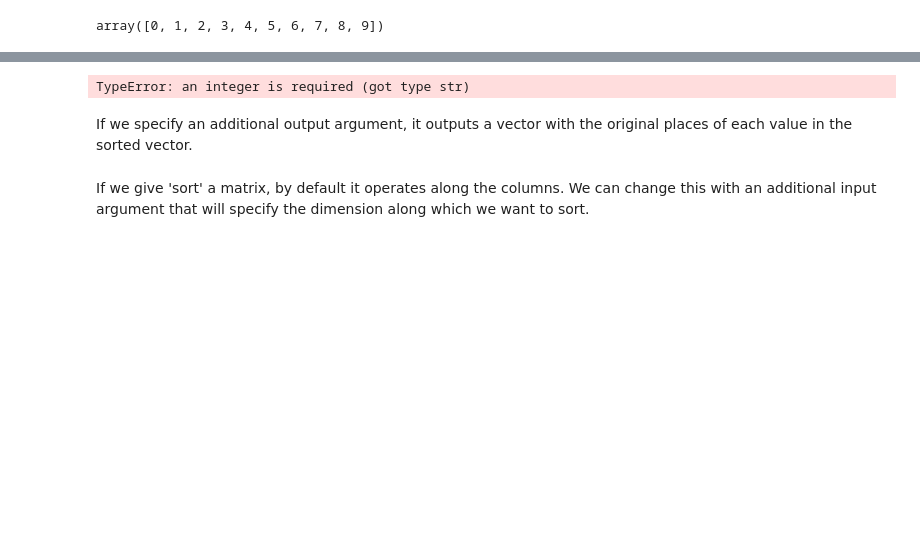
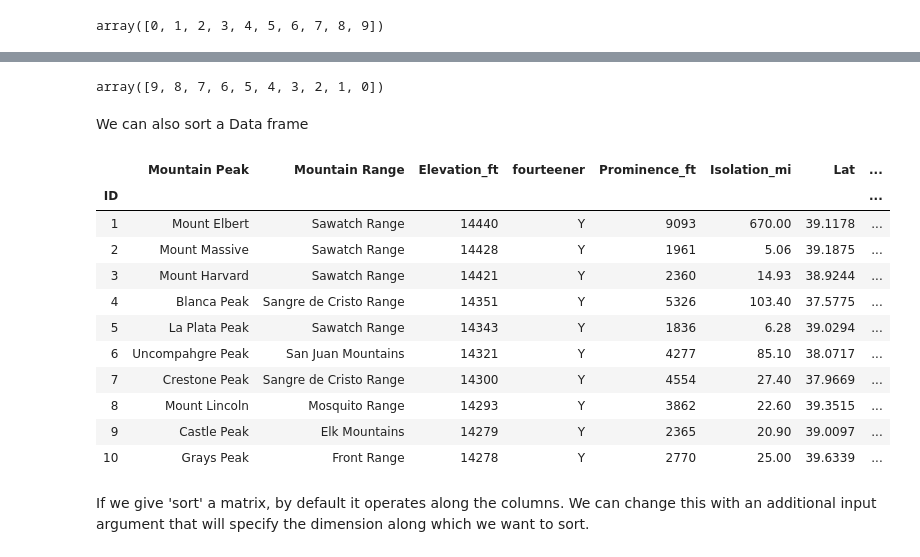
Before and after one commit to nivkeren/computational-methods, a Jupyter notebook: Lesson6.ipynb, the cells around one changed output, grey strips where cells are left out. Drawn from its saved outputs; the diff is of its cells as text; code cells hidden in the pictures; blank space fills up the shorter version.

```diff
--- a/Lesson6.ipynb
+++ b/Lesson6.ipynb
@@ -217,8 +216,0 @@ We can also sort the numbers in descending order.
-# %%
-xs = np.sort(x, )
-# %% [output]
-TypeError: an integer is required (got type str)
-# %% [markdown]
-If we specify an additional output argument,
-it outputs a vector with the original places
-of each value in the sorted vector.
@@ -227,3 +217,26 @@ of each value in the sorted vector.
+# %%
+xs_rev = xs[: : -1]
+xs_rev
+# %% [output]
+array([9, 8, 7, 6, 5, 4, 3, 2, 1, 0])
+# %% [markdown]
+We can also sort a Data frame
+# %%
+peaks_df = pd.read_csv("files/14er.csv", encoding='ISO-8859-1').set_index("ID")
+peaks_df.head(10)
+# %% [output]
+|  | Mountain Peak | Mountain Range | Elevation_ft | fourteener | Prominence_ft | Isolation_mi | Lat | ... |
+| ID |  |  |  |  |  |  |  | ... |
+| 1 | Mount Elbert | Sawatch Range | 14440 | Y | 9093 | 670.00 | 39.1178 | ... |
+| 2 | Mount Massive | Sawatch Range | 14428 | Y | 1961 | 5.06 | 39.1875 | ... |
+| 3 | Mount Harvard | Sawatch Range | 14421 | Y | 2360 | 14.93 | 38.9244 | ... |
+| 4 | Blanca Peak | Sangre de Cristo Range | 14351 | Y | 5326 | 103.40 | 37.5775 | ... |
+| 5 | La Plata Peak | Sawatch Range | 14343 | Y | 1836 | 6.28 | 39.0294 | ... |
+| 6 | Uncompahgre Peak | San Juan Mountains | 14321 | Y | 4277 | 85.10 | 38.0717 | ... |
+| 7 | Crestone Peak | Sangre de Cristo Range | 14300 | Y | 4554 | 27.40 | 37.9669 | ... |
+| 8 | Mount Lincoln | Mosquito Range | 14293 | Y | 3862 | 22.60 | 39.3515 | ... |
+| 9 | Castle Peak | Elk Mountains | 14279 | Y | 2365 | 20.90 | 39.0097 | ... |
+| 10 | Grays Peak | Front Range | 14278 | Y | 2770 | 25.00 | 39.6339 | ... |
 # %% [markdown]
 If we give 'sort' a matrix, by default it operates
 along the columns. We can change this with an
```
Also changed, not shown: parts of 15 cells of this notebook, 3 other files.
